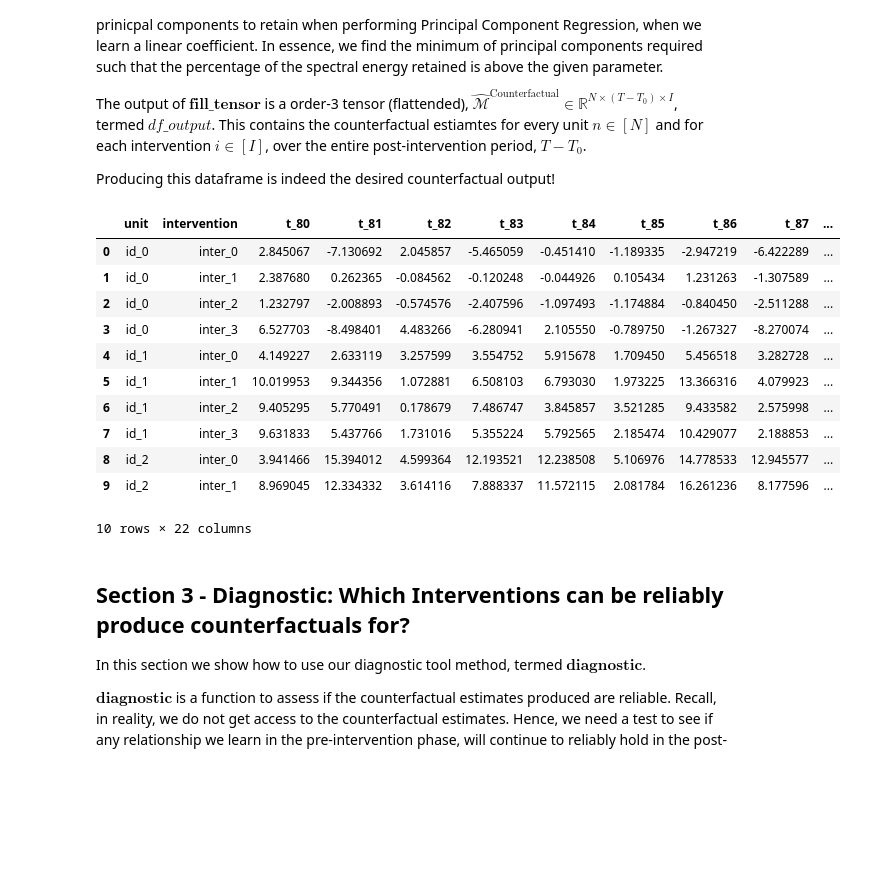
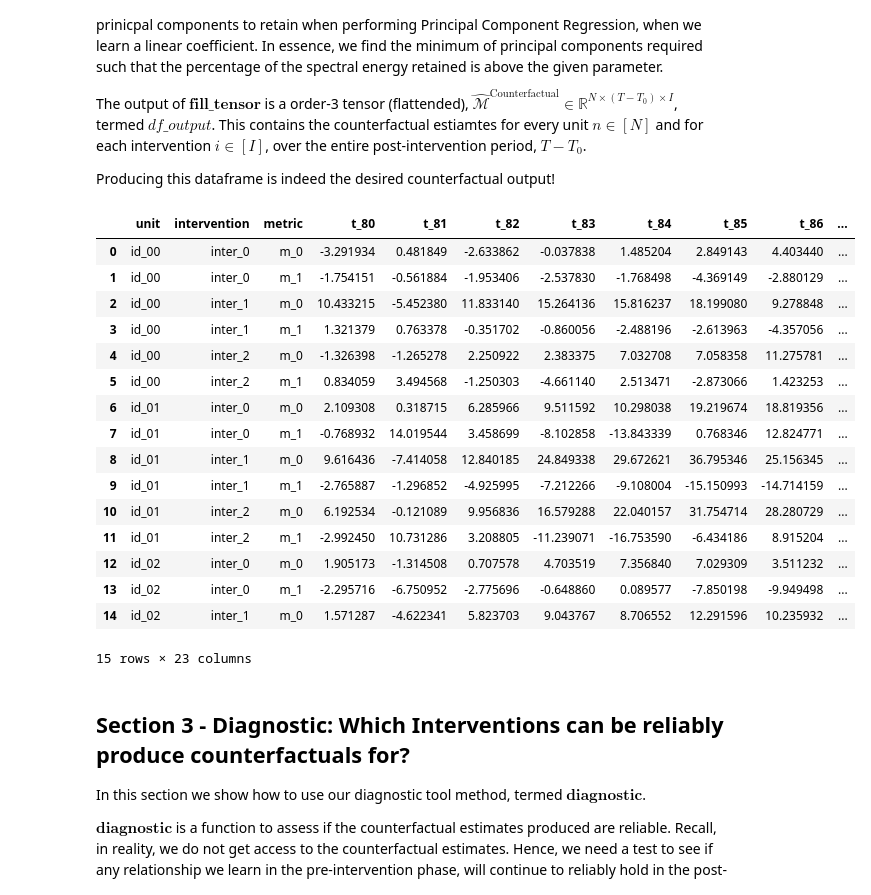
Before and after one commit to Romcos/SC_demo, a Jupyter notebook: Multi-Action_Synthetic_Control_Example.ipynb, the cells around one changed output. Cells and saved outputs as stored; diff of their text form; code cells hidden in the pictures; blank space fills up the shorter version.

Commit message:
multiple metrics

```diff
--- a/Multi-Action_Synthetic_Control_Example.ipynb
+++ b/Multi-Action_Synthetic_Control_Example.ipynb
@@ -37,7 +37,9 @@ $\sigma$ is the level of noise added to each measurement, i.e., the variance par
 # Number of Units
 N = 100
 # Number of Interventions
-I = 4
+I = 3
+#Number of Metrics
+M = 2
 # Number of Total Time Steps (Pre- and Post-Intervention)
 T = 100
 # Number of Pre-Intervention Time Steps
@@ -47,7 +49,7 @@ rank = 5
 # Noise in System
 sigma = 0.1
 
-rct_data = random_rct(N, I, T, T0, rank, sigma)
+rct_data = random_rct(N, I, M, T, T0, rank, sigma)
 # %% [markdown]
 ### Pre-Intervention & Post-Intervention Data (pre_df, post_df)
 
@@ -108,21 +110,26 @@ The output of $\textbf{fill_tensor}$ is a order-3 tensor (flattended), $\hat{\ma
 
 Producing this dataframe is indeed the desired counterfactual output!
 # %%
-df_output = fill_tensor(pre_df, post_df, rank=5, full_matrix_denoise=True)
-df_output.head(10)
+df_output,_ = fill_tensor(pre_df, post_df, rank=5, full_matrix_denoise=True)
+df_output.head(15)
 # %% [output]
-|  | unit | intervention | t_80 | t_81 | t_82 | t_83 | t_84 | t_85 | t_86 | t_87 | ... |
-| 0 | id_0 | inter_0 | 2.845067 | -7.130692 | 2.045857 | -5.465059 | -0.451410 | -1.189335 | -2.947219 | -6.422289 | ... |
-| 1 | id_0 | inter_1 | 2.387680 | 0.262365 | -0.084562 | -0.120248 | -0.044926 | 0.105434 | 1.231263 | -1.307589 | ... |
-| 2 | id_0 | inter_2 | 1.232797 | -2.008893 | -0.574576 | -2.407596 | -1.097493 | -1.174884 | -0.840450 | -2.511288 | ... |
-| 3 | id_0 | inter_3 | 6.527703 | -8.498401 | 4.483266 | -6.280941 | 2.105550 | -0.789750 | -1.267327 | -8.270074 | ... |
-| 4 | id_1 | inter_0 | 4.149227 | 2.633119 | 3.257599 | 3.554752 | 5.915678 | 1.709450 | 5.456518 | 3.282728 | ... |
-| 5 | id_1 | inter_1 | 10.019953 | 9.344356 | 1.072881 | 6.508103 | 6.793030 | 1.973225 | 13.366316 | 4.079923 | ... |
-| 6 | id_1 | inter_2 | 9.405295 | 5.770491 | 0.178679 | 7.486747 | 3.845857 | 3.521285 | 9.433582 | 2.575998 | ... |
-| 7 | id_1 | inter_3 | 9.631833 | 5.437766 | 1.731016 | 5.355224 | 5.792565 | 2.185474 | 10.429077 | 2.188853 | ... |
-| 8 | id_2 | inter_0 | 3.941466 | 15.394012 | 4.599364 | 12.193521 | 12.238508 | 5.106976 | 14.778533 | 12.945577 | ... |
-| 9 | id_2 | inter_1 | 8.969045 | 12.334332 | 3.614116 | 7.888337 | 11.572115 | 2.081784 | 16.261236 | 8.177596 | ... |
+|  | unit | intervention | metric | t_80 | t_81 | t_82 | t_83 | t_84 | t_85 | t_86 | ... |
+| 0 | id_00 | inter_0 | m_0 | -3.291934 | 0.481849 | -2.633862 | -0.037838 | 1.485204 | 2.849143 | 4.403440 | ... |
+| 1 | id_00 | inter_0 | m_1 | -1.754151 | -0.561884 | -1.953406 | -2.537830 | -1.768498 | -4.369149 | -2.880129 | ... |
+| 2 | id_00 | inter_1 | m_0 | 10.433215 | -5.452380 | 11.833140 | 15.264136 | 15.816237 | 18.199080 | 9.278848 | ... |
+| 3 | id_00 | inter_1 | m_1 | 1.321379 | 0.763378 | -0.351702 | -0.860056 | -2.488196 | -2.613963 | -4.357056 | ... |
+| 4 | id_00 | inter_2 | m_0 | -1.326398 | -1.265278 | 2.250922 | 2.383375 | 7.032708 | 7.058358 | 11.275781 | ... |
+| 5 | id_00 | inter_2 | m_1 | 0.834059 | 3.494568 | -1.250303 | -4.661140 | 2.513471 | -2.873066 | 1.423253 | ... |
+| 6 | id_01 | inter_0 | m_0 | 2.109308 | 0.318715 | 6.285966 | 9.511592 | 10.298038 | 19.219674 | 18.819356 | ... |
+| 7 | id_01 | inter_0 | m_1 | -0.768932 | 14.019544 | 3.458699 | -8.102858 | -13.843339 | 0.768346 | 12.824771 | ... |
+| 8 | id_01 | inter_1 | m_0 | 9.616436 | -7.414058 | 12.840185 | 24.849338 | 29.672621 | 36.795346 | 25.156345 | ... |
+| 9 | id_01 | inter_1 | m_1 | -2.765887 | -1.296852 | -4.925995 | -7.212266 | -9.108004 | -15.150993 | -14.714159 | ... |
+| 10 | id_01 | inter_2 | m_0 | 6.192534 | -0.121089 | 9.956836 | 16.579288 | 22.040157 | 31.754714 | 28.280729 | ... |
+| 11 | id_01 | inter_2 | m_1 | -2.992450 | 10.731286 | 3.208805 | -11.239071 | -16.753590 | -6.434186 | 8.915204 | ... |
+| 12 | id_02 | inter_0 | m_0 | 1.905173 | -1.314508 | 0.707578 | 4.703519 | 7.356840 | 7.029309 | 3.511232 | ... |
+| 13 | id_02 | inter_0 | m_1 | -2.295716 | -6.750952 | -2.775696 | -0.648860 | 0.089577 | -7.850198 | -9.949498 | ... |
+| 14 | id_02 | inter_1 | m_0 | 1.571287 | -4.622341 | 5.823703 | 9.043767 | 8.706552 | 12.291596 | 10.235932 | ... |
-10 rows × 22 columns
+15 rows × 23 columns
 # %% [markdown]
 ## Section 3 - Diagnostic: Which Interventions can be reliably produce counterfactuals for?
 
```
Also changed, not shown: parts of 3 cells of this notebook, 1 other file.
